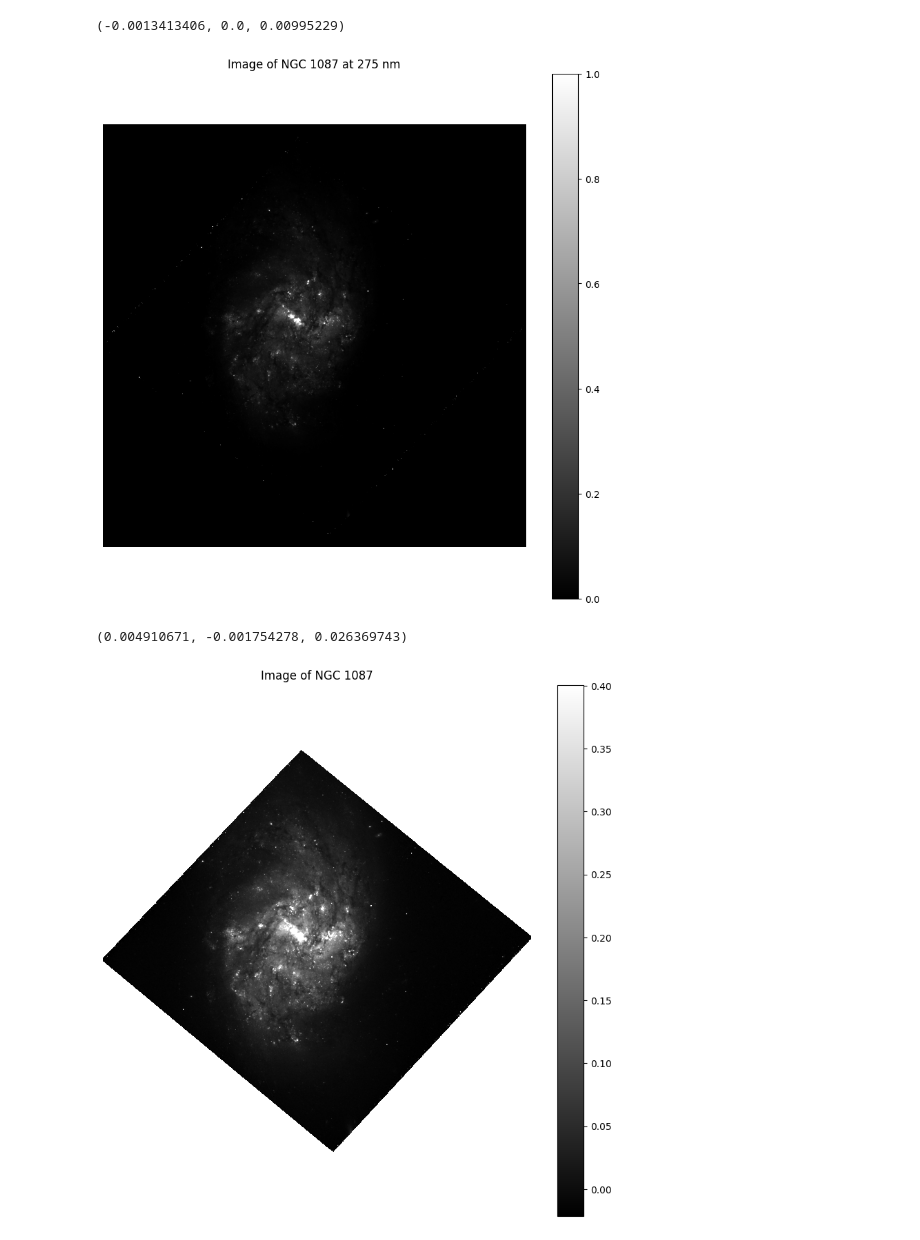
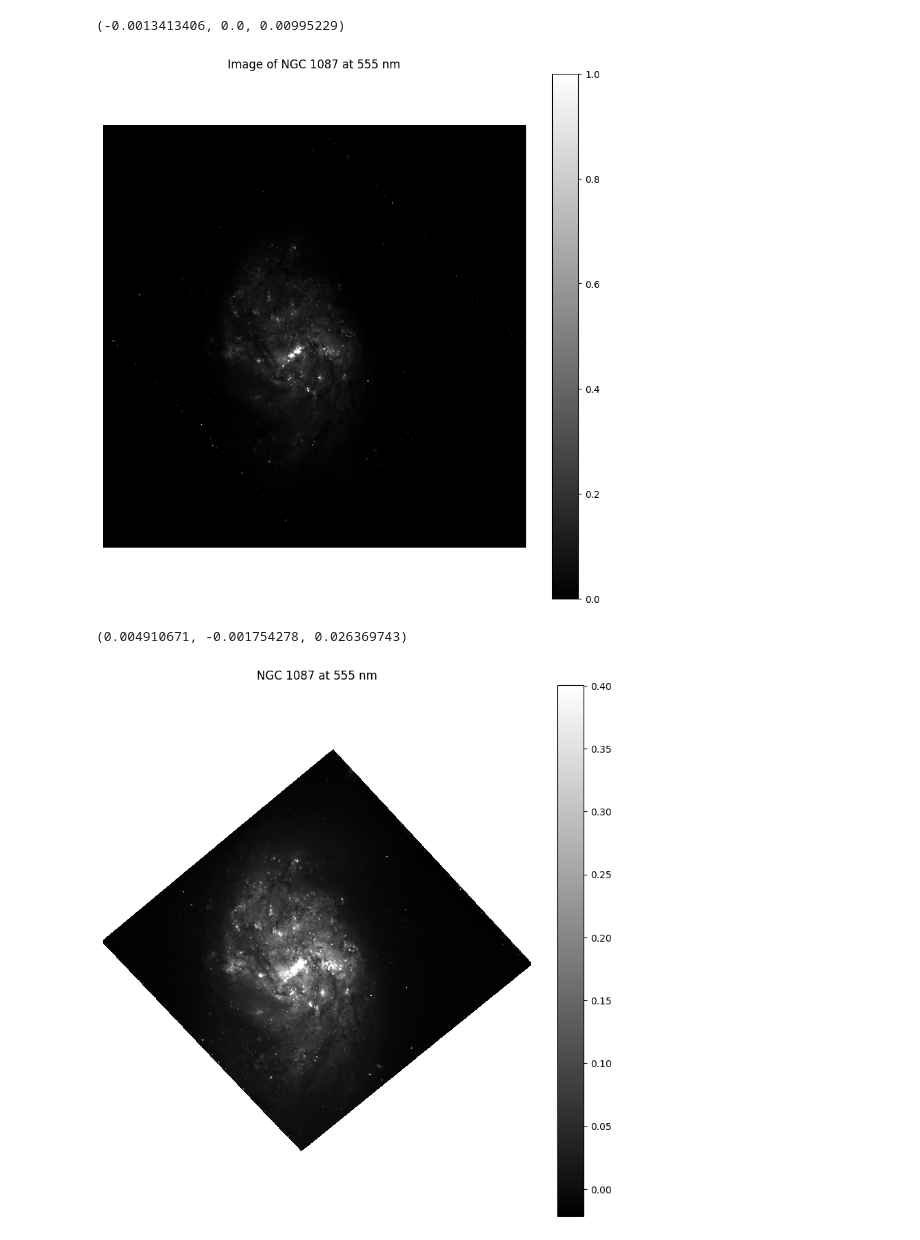
Before and after one commit to MalayKedia/studying_cluster_properties-KSP, a Jupyter notebook: PlottingUsingFITSdata/plot_fits_single_color.ipynb, the cells around one changed output. Drawn from its saved outputs; the diff is of its cells as text; code cells hidden in the pictures.

Commit message:
origin of imshow made lower everywhere | grayimg added

```diff
--- a/PlottingUsingFITSdata/plot_fits_single_color.ipynb
+++ b/PlottingUsingFITSdata/plot_fits_single_color.ipynb
@@ -29,14 +29,14 @@ mean, median, std
 # %%
 plt.figure(figsize=(10,10))
 
-plt.imshow(fits_data, vmin = 0, vmax = 1, cmap='gray')
-plt.title('Image of NGC 1087 at 275 nm')
+plt.imshow(fits_data, vmin = 0, vmax = 1, cmap='gray', origin='lower')
+plt.title('Image of NGC 1087 at 555 nm')
 plt.colorbar()
 plt.axis('equal')
 plt.axis('off')
 plt.show()
 # %% [output]
-[figure, old version]
+[figure, new version]
 # %%
 masked_fits_data = ma.masked_equal(fits_data, 0)
 
@@ -46,11 +46,12 @@ mean, median, std
 (0.004910671, -0.001754278, 0.026369743)
 # %%
 plt.figure(figsize=(10,10))
-plt.imshow(masked_fits_data, vmin = mean-std, vmax = mean+15*std, cmap='gray')
-plt.title('Image of NGC 1087')
+plt.imshow(masked_fits_data, vmin = mean-std, vmax = mean+15*std, cmap='gray', origin='lower')
+plt.title('NGC 1087 at 555 nm')
 plt.colorbar()
 plt.axis('equal')
 plt.axis('off')
+plt.savefig('ngc1087_555nm.png')
 plt.show()
 # %% [output]
-[figure, old version]
+[figure, new version]
```
Also changed, not shown: 3 other files.
